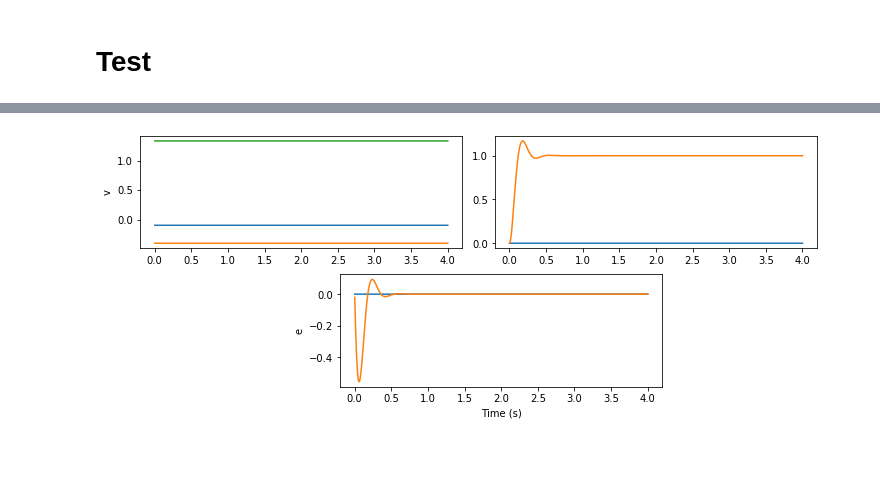
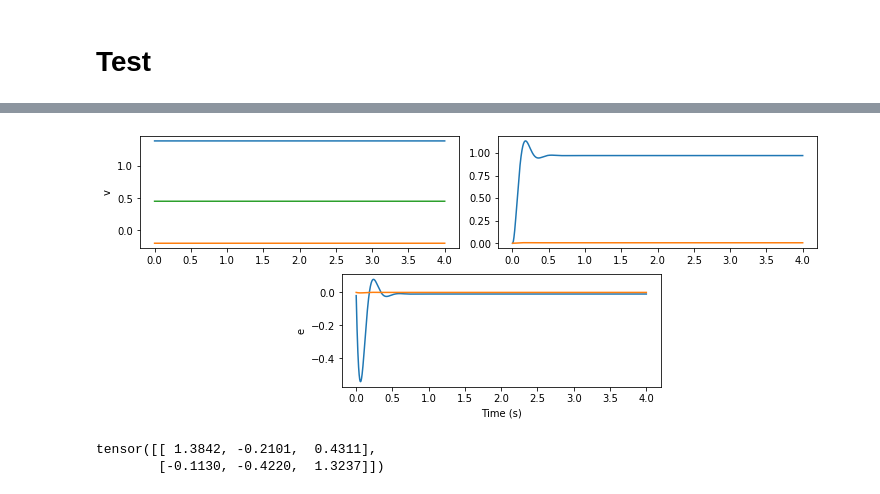
Before and after one commit to jorchard/pc_network, a Jupyter notebook: test_PCNetwork.ipynb, the cells around one changed output, grey strips where cells are left out. Cells and saved outputs as stored; diff of their text form; code cells hidden in the pictures; blank space fills up the shorter version.

```diff
--- a/test_PCNetwork.ipynb
+++ b/test_PCNetwork.ipynb
@@ -119,4 +152,10 @@ tensor([[1.0000e+00, 2.6822e-07],
 # %%
-fig = net.Plot(idx=[1])
+fig = net.Plot(idx=0)
 # %% [output]
-[figure, old version]
+[figure, new version]
+# %%
+net.Reset()
+net.Generate(B, T=4.)
+# %% [output]
+tensor([[ 1.3842, -0.2101,  0.4311],
+        [-0.1130, -0.4220,  1.3237]])
```
Also changed, not shown: parts of 16 cells of this notebook, 3 other files.
